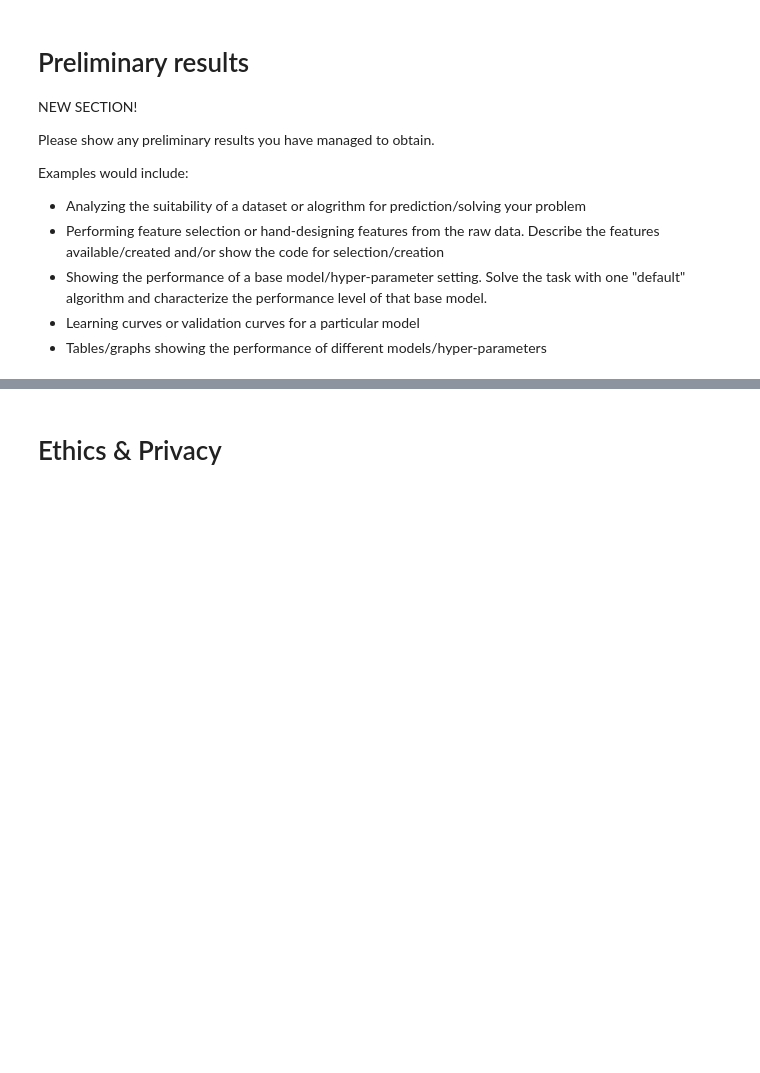
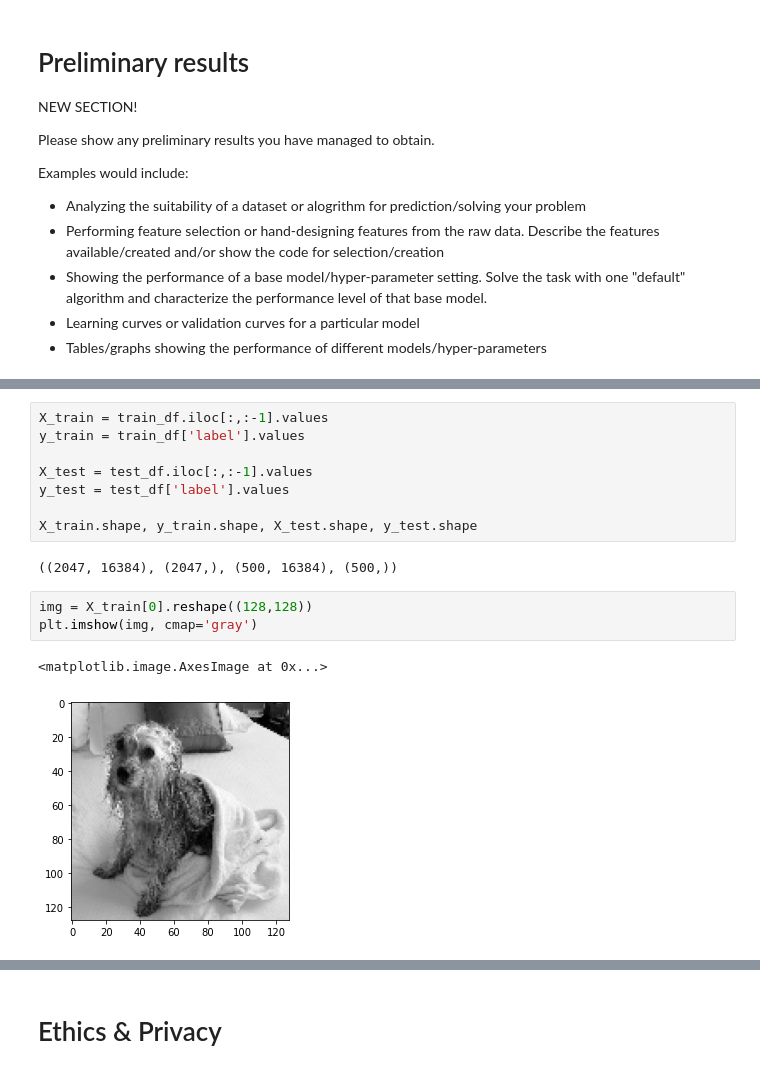
Before and after one commit to COGS118A/Group026-Sp22, a Jupyter notebook: Checkpoint_group026.ipynb, the cells around one changed output, grey strips where cells are left out. Cells and saved outputs as stored; diff of their text form; blank space fills up the shorter version.

```diff
--- a/Checkpoint_group026.ipynb
+++ b/Checkpoint_group026.ipynb
@@ -224,0 +233,16 @@ Examples would include:
+# %%
+X_train = train_df.iloc[:,:-1].values
+y_train = train_df['label'].values
+
+X_test = test_df.iloc[:,:-1].values
+y_test = test_df['label'].values
+
+X_train.shape, y_train.shape, X_test.shape, y_test.shape
+# %% [output]
+((2047, 16384), (2047,), (500, 16384), (500,))
+# %%
+img = X_train[0].reshape((128,128))
+plt.imshow(img, cmap='gray')
+# %% [output]
+<matplotlib.image.AxesImage at 0x...>
+[figure, added]
```
Also changed, not shown: parts of 34 cells of this notebook.
